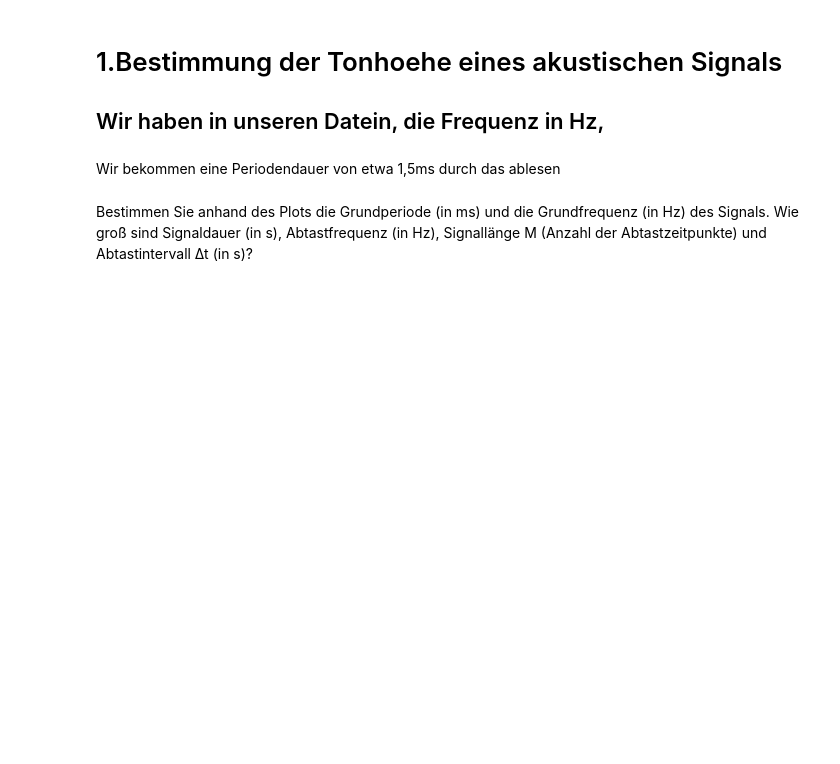
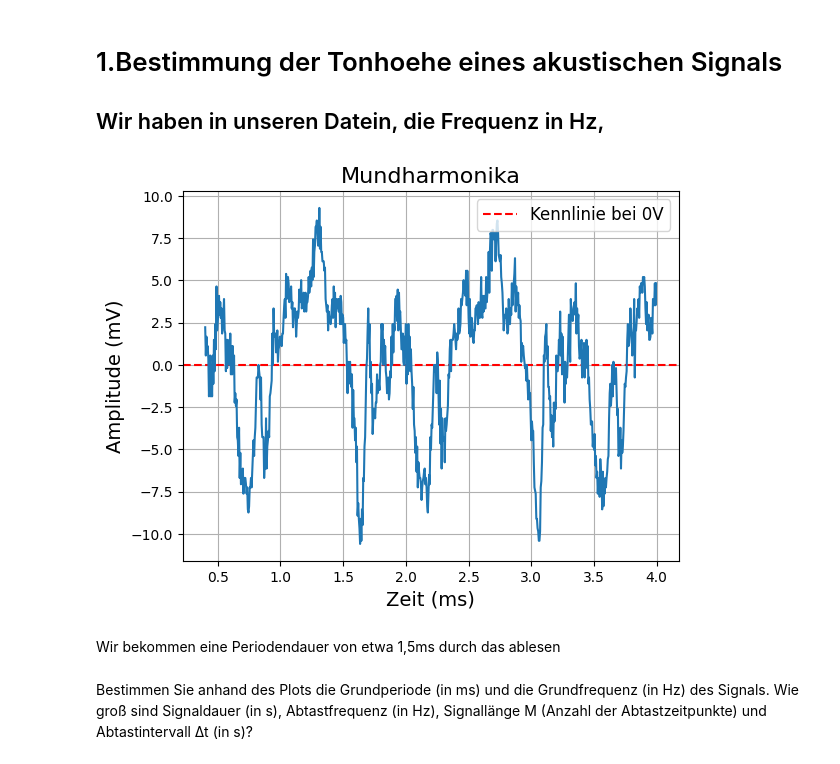
Before and after one commit to hermandi21/SignaleSystemeSensoren, a Jupyter notebook: Aufgabe03/versuch_03.ipynb, the cells around one changed output. Cells and saved outputs as stored; diff of their text form; code cells hidden in the pictures; blank space fills up the shorter version.

```diff
--- a/Aufgabe03/versuch_03.ipynb
+++ b/Aufgabe03/versuch_03.ipynb
@@ -5,31 +5,38 @@
 # %%
 import numpy as np
 import matplotlib.pyplot as plt
 
 
 def encode(x):
     return x.replace(',', '.').encode()
 
 file_path = 'mundharmonika.csv'
 toene = np.genfromtxt((encode(x)
                      for x in open(file_path)),
                     delimiter=';', skip_header=3, usecols=())
 #Hier wird zu allen Werten in der ersten Spalte ([:, 0]) der Variable toene der Wert 25.00769136 addiert
 toene[:, 0]  = toene[:, 0] + 25.00769136
 
+intervall = 5000
+start = 80
+ausgewaehlteZeit = toene[start:intervall, 0]
+ausgewaehlteToene = toene[start:intervall, 1]
+
 
 # Hinzufügen einer Kennlinie bei 0V
 plt.axhline(0, color='red', linestyle='--', label='Kennlinie bei 0V')
 
 
-plt.plot(toene[80:800,0], toene[80:800, 1])
+plt.plot(toene[80:800,0 ], toene[80:800,1])
 plt.grid(True)
 plt.title('Mundharmonika', fontsize=16)
 plt.xlabel('Zeit (ms)', fontsize=14)
 plt.ylabel('Amplitude (mV)', fontsize=14)
 plt.legend(fontsize=12, loc='upper right')
 
 plt.show()
+# %% [output]
+[figure, added]
 # %% [markdown]
 Wir bekommen eine Periodendauer von etwa 1,5ms durch das ablesen
 # %% [markdown]
```
Also changed, not shown: parts of 2 cells of this notebook.
